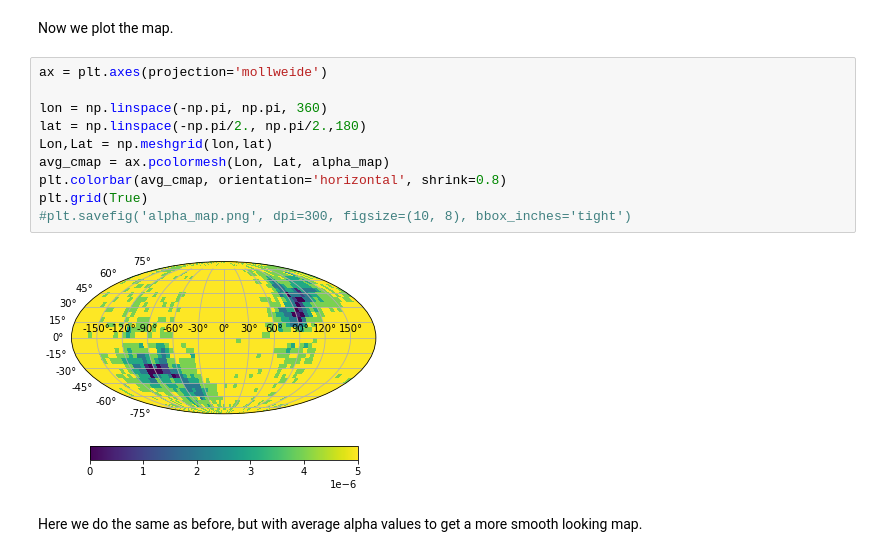
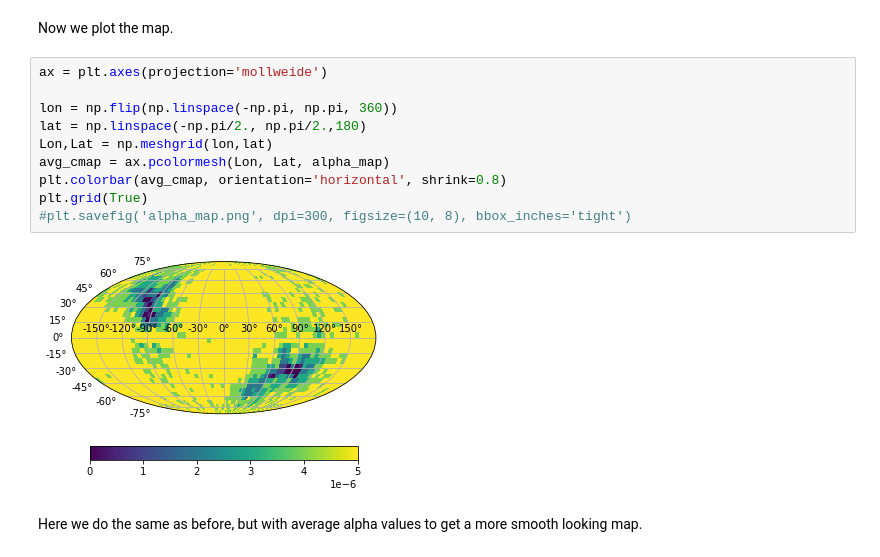
Before and after one commit to Charlotte-99/Classifying_Cosmological_Data, a Jupyter notebook: Generating_an_Alpha_Map_Correct_Orientation.ipynb, the cells around one changed output. Drawn from its saved outputs; the diff is of its cells as text.

```diff
--- a/Generating_an_Alpha_Map_Correct_Orientation.ipynb
+++ b/Generating_an_Alpha_Map_Correct_Orientation.ipynb
@@ -191,15 +173,15 @@ Now we plot the map.
 # %%
 ax = plt.axes(projection='mollweide')
 
-lon = np.linspace(-np.pi, np.pi, 360)
+lon = np.flip(np.linspace(-np.pi, np.pi, 360))
 lat = np.linspace(-np.pi/2., np.pi/2.,180)
 Lon,Lat = np.meshgrid(lon,lat)
 avg_cmap = ax.pcolormesh(Lon, Lat, alpha_map)
 plt.colorbar(avg_cmap, orientation='horizontal', shrink=0.8)
 plt.grid(True)
 #plt.savefig('alpha_map.png', dpi=300, figsize=(10, 8), bbox_inches='tight')
 # %% [output]
-[figure, old version]
+[figure, new version]
 # %% [markdown]
 Here we do the same as before, but with average alpha values to get a more smooth looking map.
 # %%
```
Also changed, not shown: parts of 5 cells of this notebook.
